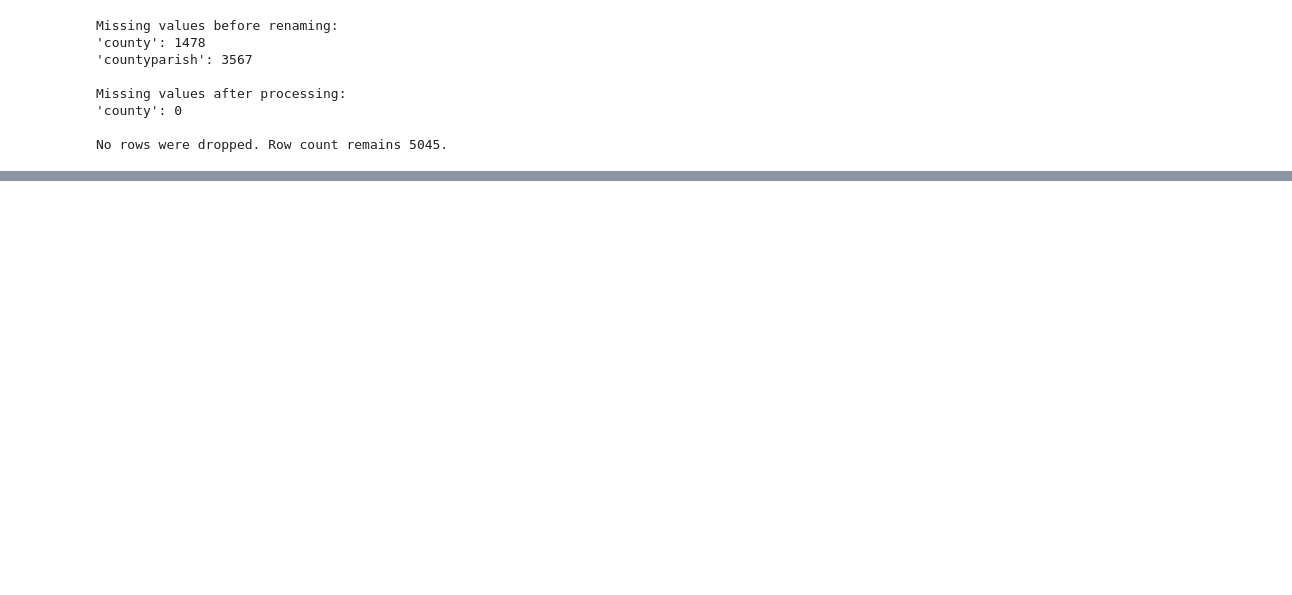
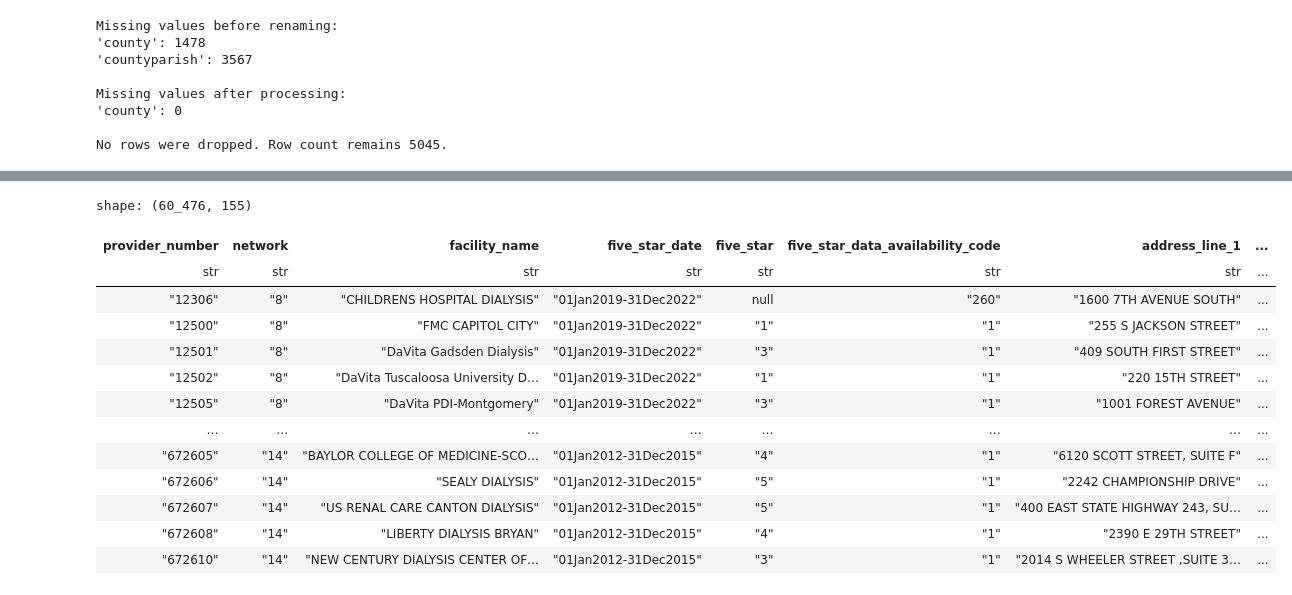
Before and after one commit to MichaelPaulLight/milestone_1, a Jupyter notebook: 004_data-processing-scripts/002_clean-raw-data/national_cms_dialysis-facility_cleaning.ipynb, the cells around one changed output, grey strips where cells are left out. Saved outputs shown, nothing was run; the diff lists cells and outputs as text; code cells hidden in the pictures; blank space fills up the shorter version.

```diff
--- a/004_data-processing-scripts/002_clean-raw-data/national_cms_dialysis-facility_cleaning.ipynb
+++ b/004_data-processing-scripts/002_clean-raw-data/national_cms_dialysis-facility_cleaning.ipynb
@@ -102,0 +155,15 @@ ich_cahps_quality_of_patient_care_star_rating
+# %%
+print("Missing values before renaming:")
+print(f"'county': {facility_df['county'].null_count()}")
+
+facility_df = merge_columns(facility_df)
+
+# Check missing values after processing
+print("\nMissing values after processing:")
+
+# Check if the number of rows has changed
+final_row_count = facility_df.shape[0]
+if initial_row_count == final_row_count:
+    print(f"\nNo rows were dropped. Row count remains {final_row_count}.")
+else:
+    print(f"\nWarning: Row count changed from {initial_row_count} to {final_row_count}.")
@@ -102,0 +193,33 @@ ich_cahps_quality_of_patient_care_star_rating
+# %%
+import janitor.polars
+
+facility_df = facility_df.with_columns(pl.coalesce('city', 'citytown').alias('city'))
+facility_df = facility_df.with_columns(pl.coalesce('county', 'countyparish').alias('county'))
+facility_df = facility_df.with_columns(pl.coalesce('zip_code', 'zip').alias('zip_code'))
+facility_df = facility_df.with_columns(pl.coalesce('phone_number', 'telephone_number').alias('phone_number'))
+facility_df = facility_df.with_columns(pl.coalesce('hospitalization_rate_facility_', 'hospitalization_rate_facility').alias('hospitalization_rate_facility'))
+facility_df = facility_df.with_columns(pl.coalesce('crownweb__date_', 'crownweb_date').alias('crownweb_date'))
+facility_df = facility_df.with_columns(pl.coalesce('number_of_patientmonths_in_serum_phosphorus_summary_', 'number_of_patientmonths_in_serum_phosphorus_summary').alias('number_of_patientmonths_in_serum_phosphorus_summary'))
+facility_df = facility_df.with_columns(pl.coalesce('serum_phosphorus_data_availability_code_', 'serum_phosphorus_data_availability_code').alias('serum_phosphorus_data_availability_code'))
+facility_df = facility_df.with_columns(pl.coalesce('standard_infection_ratio_', 'standard_infection_ratio').alias('standard_infection_ratio'))
+facility_df = facility_df.with_columns(pl.coalesce('hospitalization_rate_facility_', 'hospitalization_rate_facility').alias('hospitalization_rate_facility'))
+facility_df = facility_df.with_columns(pl.coalesce('readmission_rate_facility', 'readmission_rate_facility_').alias('readmission_rate_facility'))
+
+facility_df = facility_df.drop('readmission_rate_facility','hospitalization_rate_facility','standard_infection_ratio', 'number_of_patientmonths_in_serum_phosphorus_summary_', 'crownweb__date_', 'serum_phosphorus_data_availability_code', 'citytown', 'zip', 'telephone_number', 'countyparish')
+
+facility_df.clean_names(strip_underscores=True)
+# %% [output]
+shape: (60_476, 155)
+| provider_number | network | facility_name | five_star_date | five_star | five_star_data_availability_code | address_line_1 | ... |
+| str | str | str | str | str | str | str | ... |
+| "12306" | "8" | "CHILDRENS HOSPITAL DIALYSIS" | "01Jan2019-31Dec2022" | null | "260" | "1600 7TH AVENUE SOUTH" | ... |
+| "12500" | "8" | "FMC CAPITOL CITY" | "01Jan2019-31Dec2022" | "1" | "1" | "255 S JACKSON STREET" | ... |
+| "12501" | "8" | "DaVita Gadsden Dialysis" | "01Jan2019-31Dec2022" | "3" | "1" | "409 SOUTH FIRST STREET" | ... |
+| "12502" | "8" | "DaVita Tuscaloosa University D… | "01Jan2019-31Dec2022" | "1" | "1" | "220 15TH STREET" | ... |
+| "12505" | "8" | "DaVita PDI-Montgomery" | "01Jan2019-31Dec2022" | "3" | "1" | "1001 FOREST AVENUE" | ... |
+| … | … | … | … | … | … | … | ... |
+| "672605" | "14" | "BAYLOR COLLEGE OF MEDICINE-SCO… | "01Jan2012-31Dec2015" | "4" | "1" | "6120 SCOTT STREET, SUITE F" | ... |
+| "672606" | "14" | "SEALY DIALYSIS" | "01Jan2012-31Dec2015" | "5" | "1" | "2242 CHAMPIONSHIP DRIVE" | ... |
+| "672607" | "14" | "US RENAL CARE CANTON DIALYSIS" | "01Jan2012-31Dec2015" | "5" | "1" | "400 EAST STATE HIGHWAY 243, SU… | ... |
+| "672608" | "14" | "LIBERTY DIALYSIS BRYAN" | "01Jan2012-31Dec2015" | "4" | "1" | "2390 E 29TH STREET" | ... |
+| "672610" | "14" | "NEW CENTURY DIALYSIS CENTER OF… | "01Jan2012-31Dec2015" | "3" | "1" | "2014 S WHEELER STREET ,SUITE 3… | ... |
```
Also changed, not shown: parts of 10 cells of this notebook.
